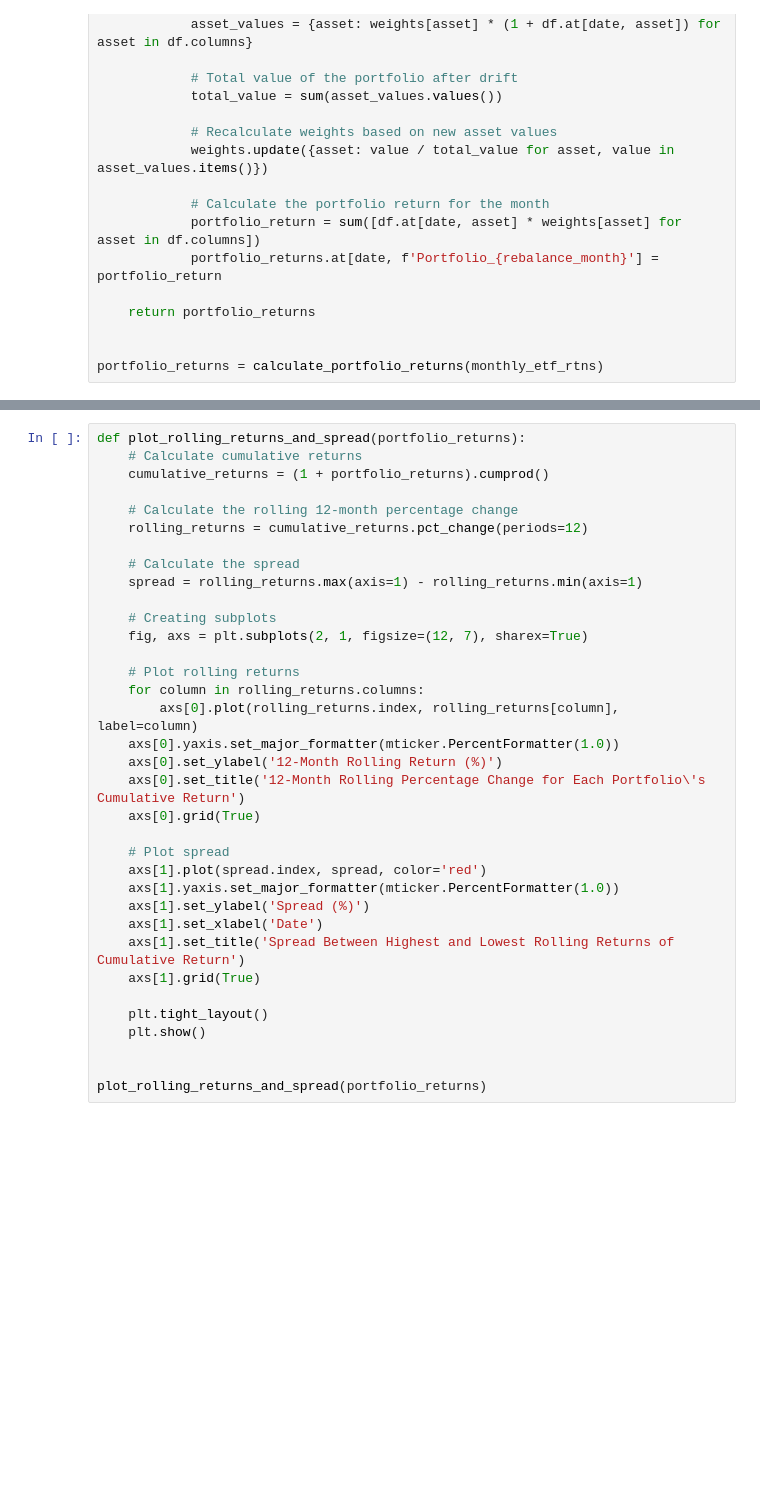
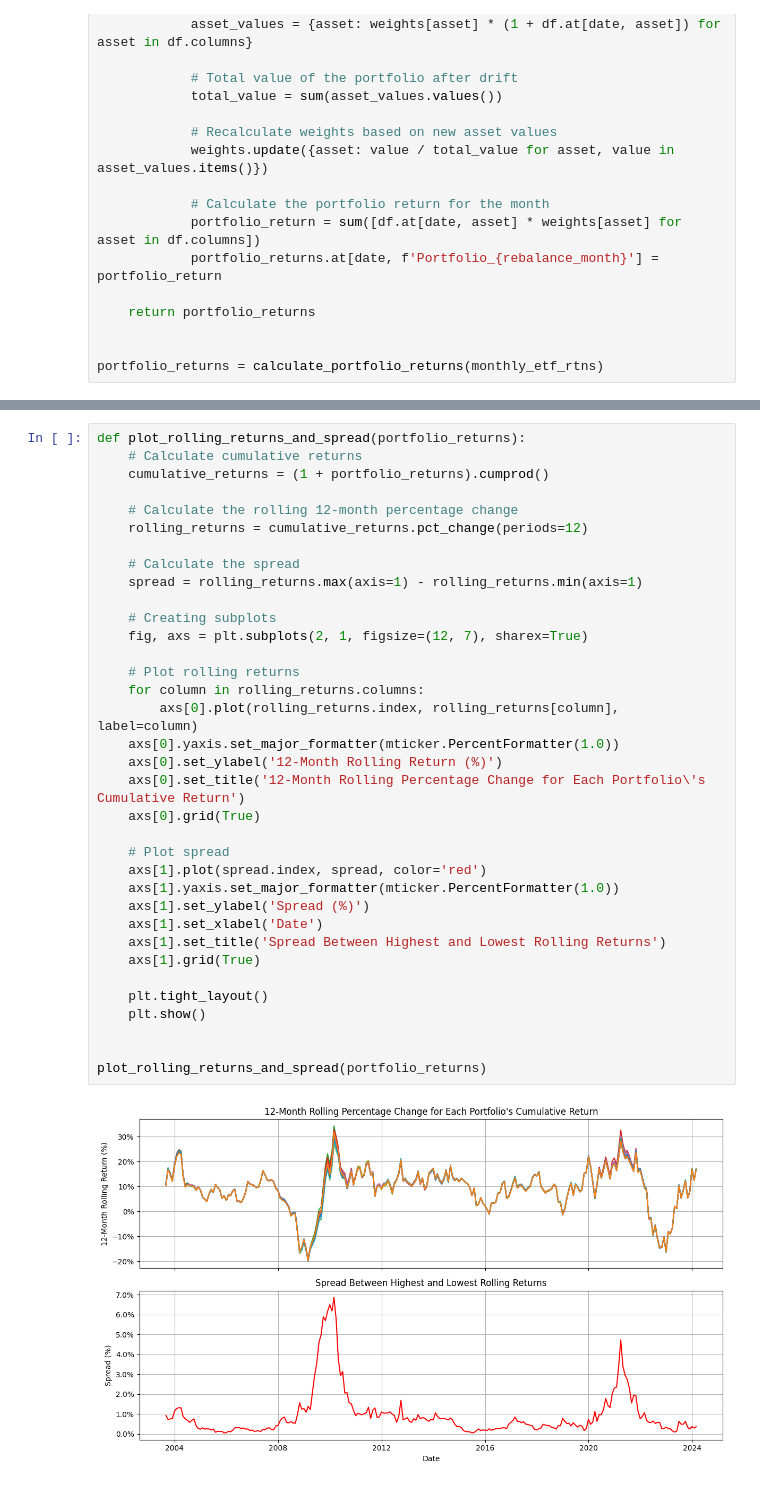
Before and after one commit to skughered/wet_finger_investing, a Jupyter notebook: timing_luck_test.ipynb, the cells around one changed output, grey strips where cells are left out. Drawn from its saved outputs; the diff is of its cells as text; blank space fills up the shorter version.

```diff
--- a/timing_luck_test.ipynb
+++ b/timing_luck_test.ipynb
@@ -142,34 +164,36 @@ def plot_rolling_returns_and_spread(portfolio_returns):
 
     # Calculate the rolling 12-month percentage change
     rolling_returns = cumulative_returns.pct_change(periods=12)
 
     # Calculate the spread
     spread = rolling_returns.max(axis=1) - rolling_returns.min(axis=1)
 
     # Creating subplots
     fig, axs = plt.subplots(2, 1, figsize=(12, 7), sharex=True)
 
     # Plot rolling returns
     for column in rolling_returns.columns:
         axs[0].plot(rolling_returns.index, rolling_returns[column], label=column)
     axs[0].yaxis.set_major_formatter(mticker.PercentFormatter(1.0))
     axs[0].set_ylabel('12-Month Rolling Return (%)')
     axs[0].set_title('12-Month Rolling Percentage Change for Each Portfolio\'s Cumulative Return')
     axs[0].grid(True)
 
     # Plot spread
     axs[1].plot(spread.index, spread, color='red')
     axs[1].yaxis.set_major_formatter(mticker.PercentFormatter(1.0))
     axs[1].set_ylabel('Spread (%)')
     axs[1].set_xlabel('Date')
-    axs[1].set_title('Spread Between Highest and Lowest Rolling Returns of Cumulative Return')
+    axs[1].set_title('Spread Between Highest and Lowest Rolling Returns')
     axs[1].grid(True)
 
     plt.tight_layout()
     plt.show()
 
 
 plot_rolling_returns_and_spread(portfolio_returns)
+# %% [output]
+[figure, added]
 # %%
 def calculate_luck_factor(portfolio_returns):
     # Calculate the average return for each time period (row)
```
Also changed, not shown: parts of 4 cells of this notebook.
